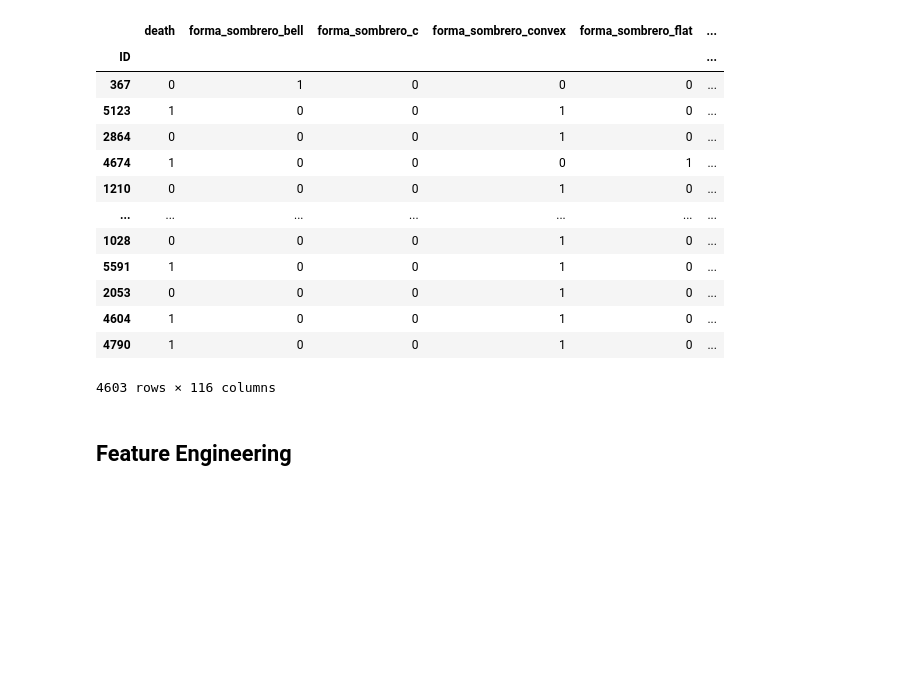
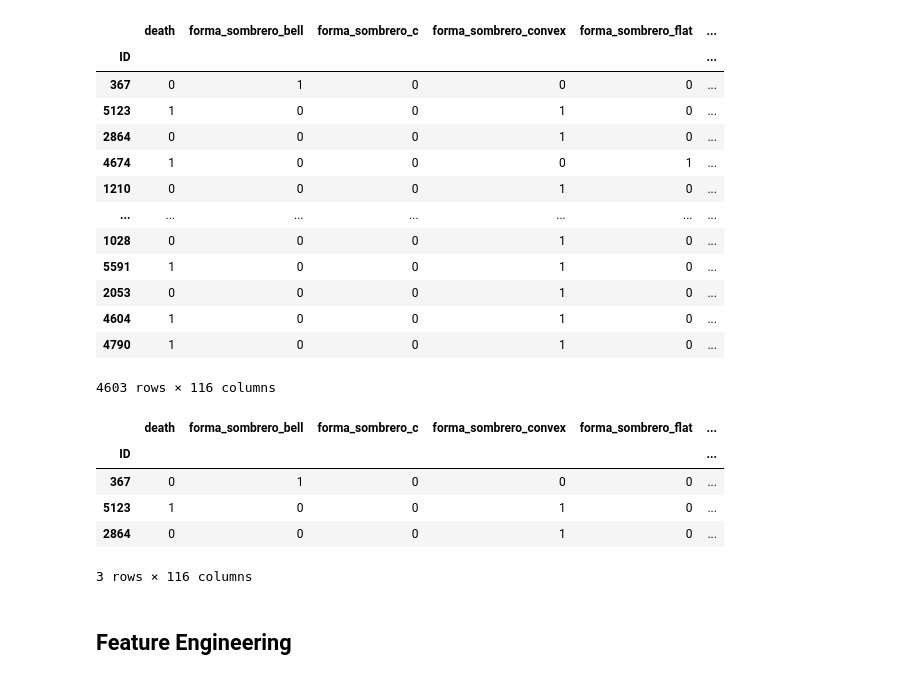
Before and after one commit to angelgvill/DS102024, a Jupyter notebook: 3-MachineLearning/2-Supervisado/Ejercicios/ejercicio_Kaggle2_setas.ipynb, the cells around one changed output. Drawn from its saved outputs; the diff is of its cells as text; code cells hidden in the pictures; blank space fills up the shorter version.

```diff
--- a/3-MachineLearning/2-Supervisado/Ejercicios/ejercicio_Kaggle2_setas.ipynb
+++ b/3-MachineLearning/2-Supervisado/Ejercicios/ejercicio_Kaggle2_setas.ipynb
@@ -431,6 +431,15 @@ ajuste_target(df_numeric)
 4603 rows × 116 columns
 # %%
 df_final= ajuste_target(df_numeric)
+# %%
+df_final.head(3)
+# %% [output]
+|  | death | forma_sombrero_bell | forma_sombrero_c | forma_sombrero_convex | forma_sombrero_flat | ... |
+| ID |  |  |  |  |  | ... |
+| 367 | 0 | 1 | 0 | 0 | 0 | ... |
+| 5123 | 1 | 0 | 0 | 1 | 0 | ... |
+| 2864 | 0 | 0 | 0 | 1 | 0 | ... |
+3 rows × 116 columns
 # %%
 # Guardar en formato JSON optimizado
 df_final.to_json('data/processed/setas_Ronald_ML_Kaggle.json',
```
Also changed, not shown: parts of 7 cells of this notebook.
